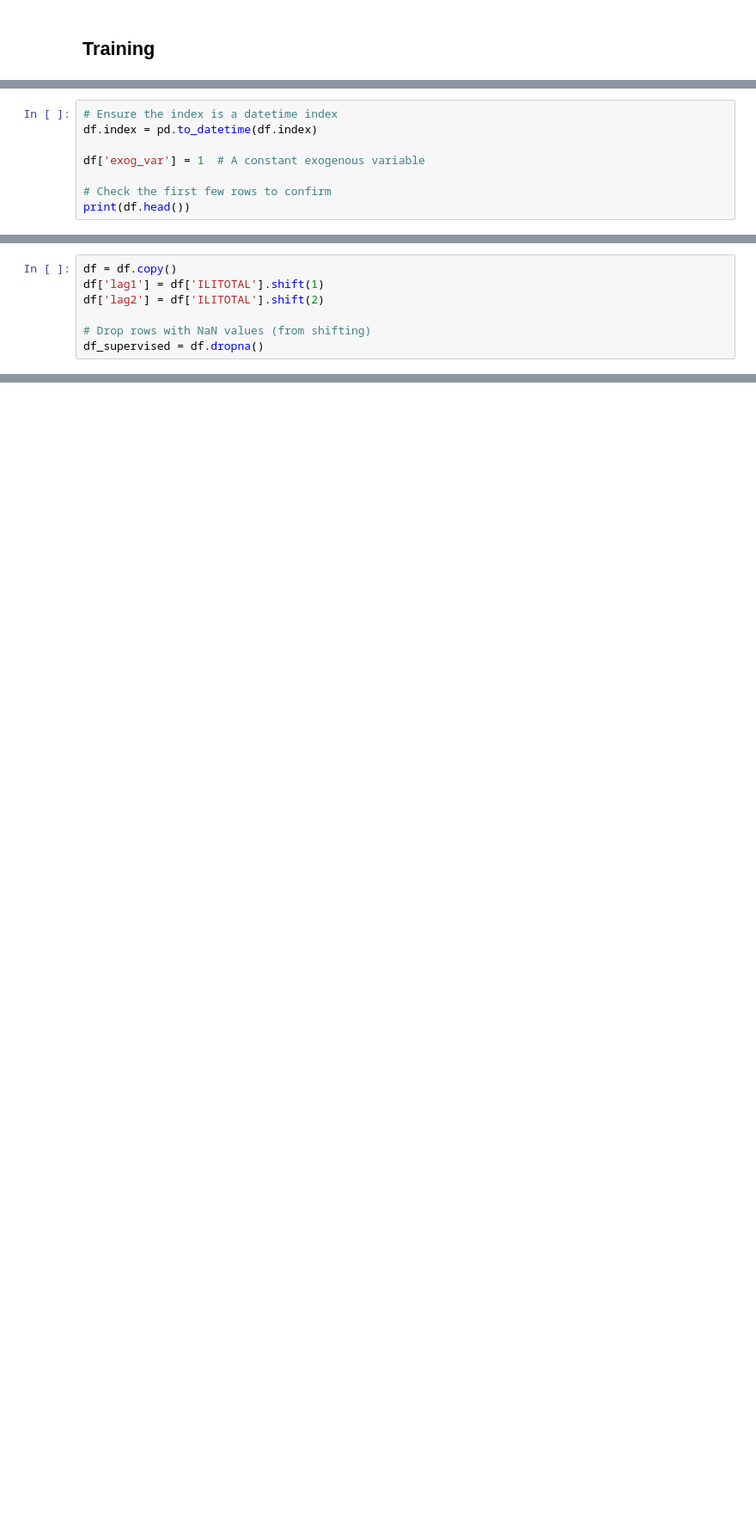
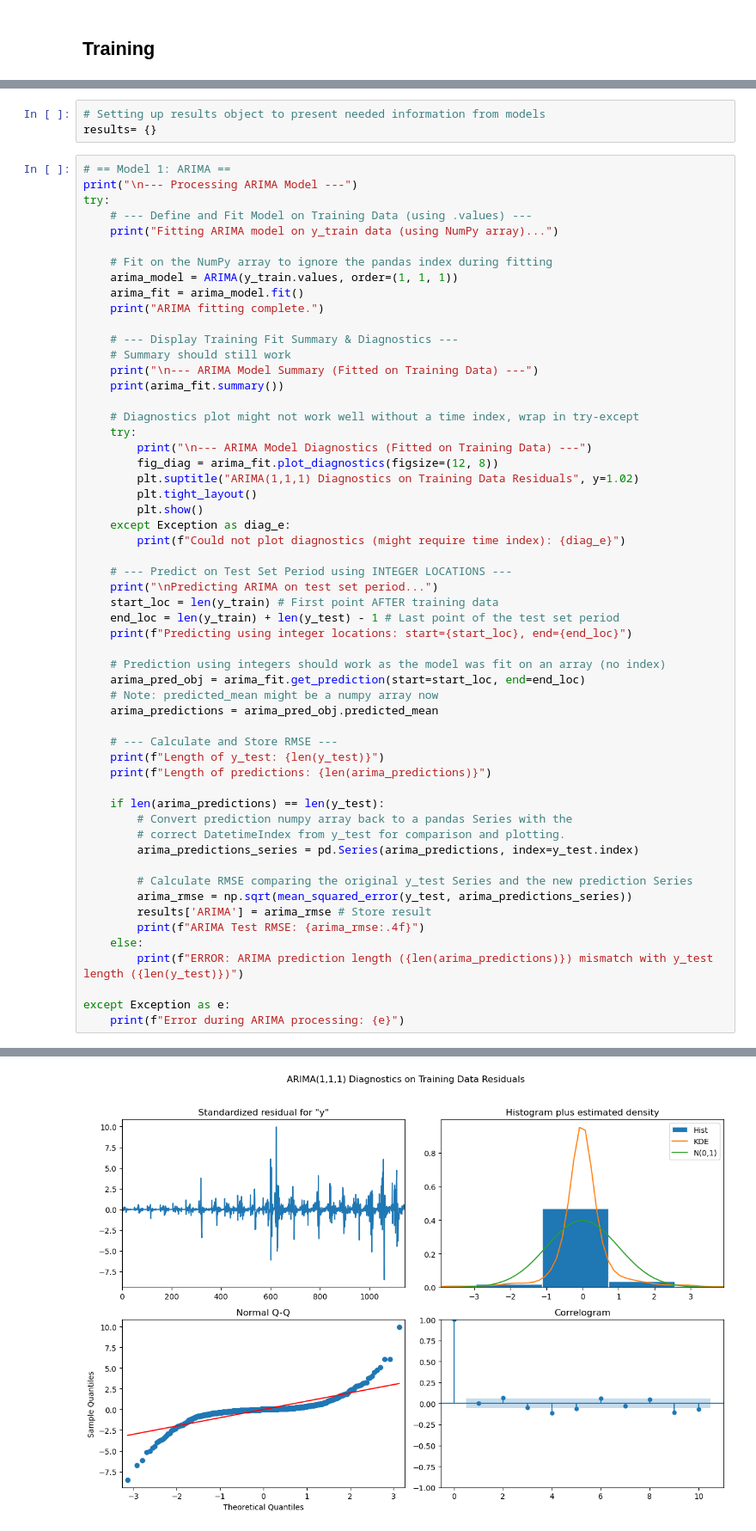
Before and after one commit to katemyer/DataScience, a Jupyter notebook: Capstone 3 Flu Time Series/Preprocessing and Training.ipynb, the cells around one changed output, grey strips where cells are left out. Shown at 86% size. Drawn from its saved outputs; the diff is of its cells as text; blank space fills up the shorter version.

```diff
--- a/Capstone 3 Flu Time Series/Preprocessing and Training.ipynb
+++ b/Capstone 3 Flu Time Series/Preprocessing and Training.ipynb
@@ -357,8 +187,0 @@ plt.show()
-# %%
-# Ensure the index is a datetime index
-df.index = pd.to_datetime(df.index)
-
-df['exog_var'] = 1  # A constant exogenous variable
-
-# Check the first few rows to confirm
-print(df.head())
@@ -435,7 +187,0 @@ The forecast very similar to a plain SARIMA model—because the constant exogeno
-# %%
-df = df.copy()
-df['lag1'] = df['ILITOTAL'].shift(1)
-df['lag2'] = df['ILITOTAL'].shift(2)
-
-# Drop rows with NaN values (from shifting)
-df_supervised = df.dropna()
@@ -496,0 +229,60 @@ print(mae)
+# %%
+# Setting up results object to present needed information from models
+results= {}
+# %%
+# == Model 1: ARIMA ==
+print("\n--- Processing ARIMA Model ---")
+try:
+    # --- Define and Fit Model on Training Data (using .values) ---
+    print("Fitting ARIMA model on y_train data (using NumPy array)...")
+
+    # Fit on the NumPy array to ignore the pandas index during fitting
+    arima_model = ARIMA(y_train.values, order=(1, 1, 1))
+    arima_fit = arima_model.fit()
+    print("ARIMA fitting complete.")
+
+    # --- Display Training Fit Summary & Diagnostics ---
+    # Summary should still work
+    print("\n--- ARIMA Model Summary (Fitted on Training Data) ---")
+    print(arima_fit.summary())
+
+    # Diagnostics plot might not work well without a time index, wrap in try-except
+    try:
+        print("\n--- ARIMA Model Diagnostics (Fitted on Training Data) ---")
+        fig_diag = arima_fit.plot_diagnostics(figsize=(12, 8))
+        plt.suptitle("ARIMA(1,1,1) Diagnostics on Training Data Residuals", y=1.02)
+        plt.tight_layout()
+        plt.show()
+    except Exception as diag_e:
+        print(f"Could not plot diagnostics (might require time index): {diag_e}")
+
+    # --- Predict on Test Set Period using INTEGER LOCATIONS ---
+    print("\nPredicting ARIMA on test set period...")
+    start_loc = len(y_train) # First point AFTER training data
+    end_loc = len(y_train) + len(y_test) - 1 # Last point of the test set period
+    print(f"Predicting using integer locations: start={start_loc}, end={end_loc}")
+
+    # Prediction using integers should work as the model was fit on an array (no index)
+    arima_pred_obj = arima_fit.get_prediction(start=start_loc, end=end_loc)
+    # Note: predicted_mean might be a numpy array now
+    arima_predictions = arima_pred_obj.predicted_mean
+
+    # --- Calculate and Store RMSE ---
+    print(f"Length of y_test: {len(y_test)}")
+    print(f"Length of predictions: {len(arima_predictions)}")
+
+    if len(arima_predictions) == len(y_test):
+        # Convert prediction numpy array back to a pandas Series with the
+        # correct DatetimeIndex from y_test for comparison and plotting.
+        arima_predictions_series = pd.Series(arima_predictions, index=y_test.index)
+
+        # Calculate RMSE comparing the original y_test Series and the new prediction Series
+        arima_rmse = np.sqrt(mean_squared_error(y_test, arima_predictions_series))
+        results['ARIMA'] = arima_rmse # Store result
+        print(f"ARIMA Test RMSE: {arima_rmse:.4f}")
+    else:
+        print(f"ERROR: ARIMA prediction length ({len(arima_predictions)}) mismatch with y_test length ({len(y_test)})")
+
+except Exception as e:
+    print(f"Error during ARIMA processing: {e}")
+# %% [output]
@@ -496,0 +306 @@ print(mae)
+[figure, added]
```
Also changed, not shown: parts of 57 cells of this notebook.
